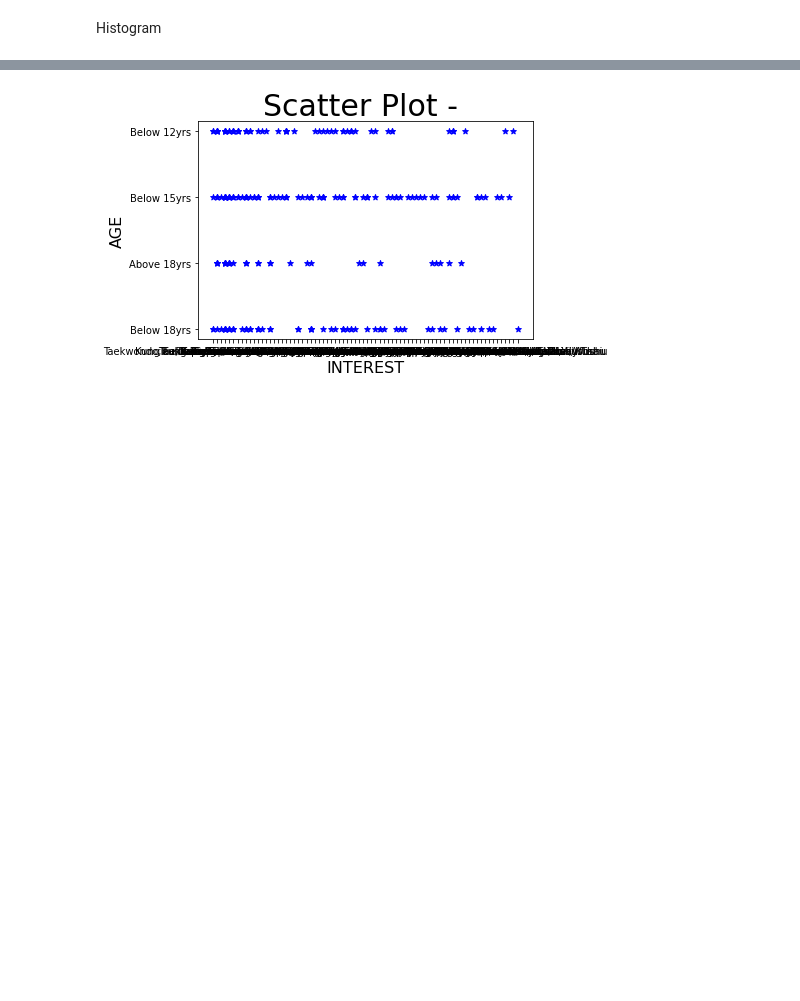
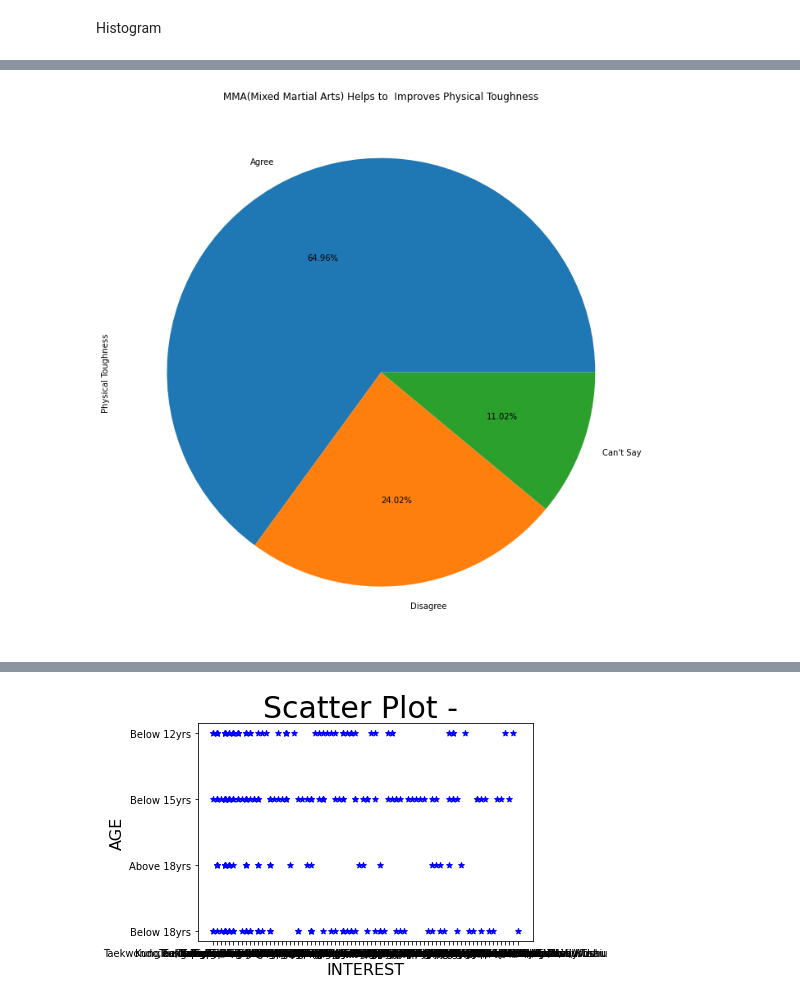
Before and after one commit to Girish-30/BI_project, a Jupyter notebook: Pyth_Project.ipynb, the cells around one changed output, grey strips where cells are left out. Saved outputs shown, nothing was run; the diff lists cells and outputs as text; code cells hidden in the pictures; blank space fills up the shorter version.

```diff
--- a/Pyth_Project.ipynb
+++ b/Pyth_Project.ipynb
@@ -350,0 +360,6 @@ px.histogram(gb1, x='Age', color='Mental Toughness and Resilience')
+# %%
+gb1['Physical Toughness'].value_counts().plot(kind='pie',autopct='%1.2f%%',figsize=(15,12))
+plt.title("MMA(Mixed Martial Arts) Helps to  Improves Physical Toughness")
+plt.show()
+# %% [output]
+[figure, added]
```
Also changed, not shown: parts of 35 cells of this notebook.
